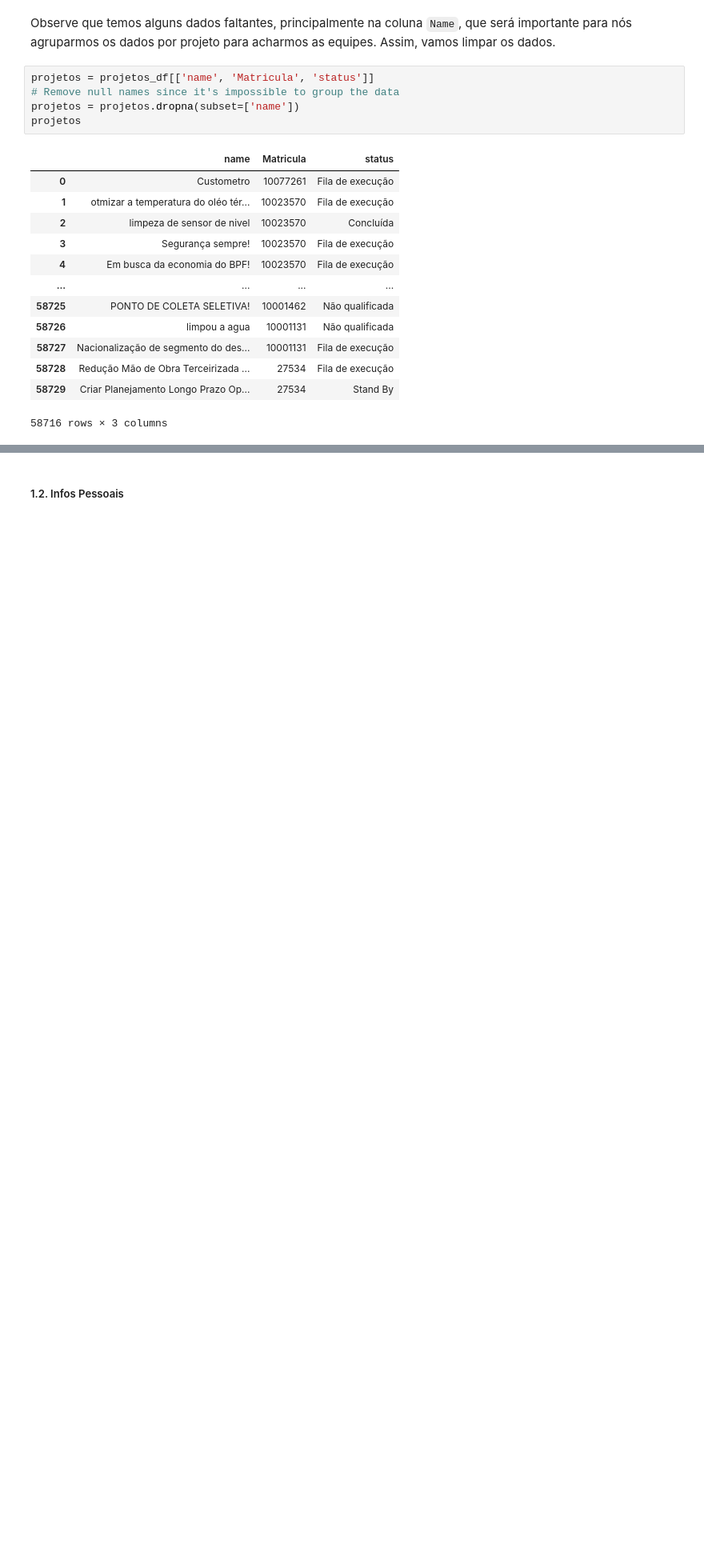
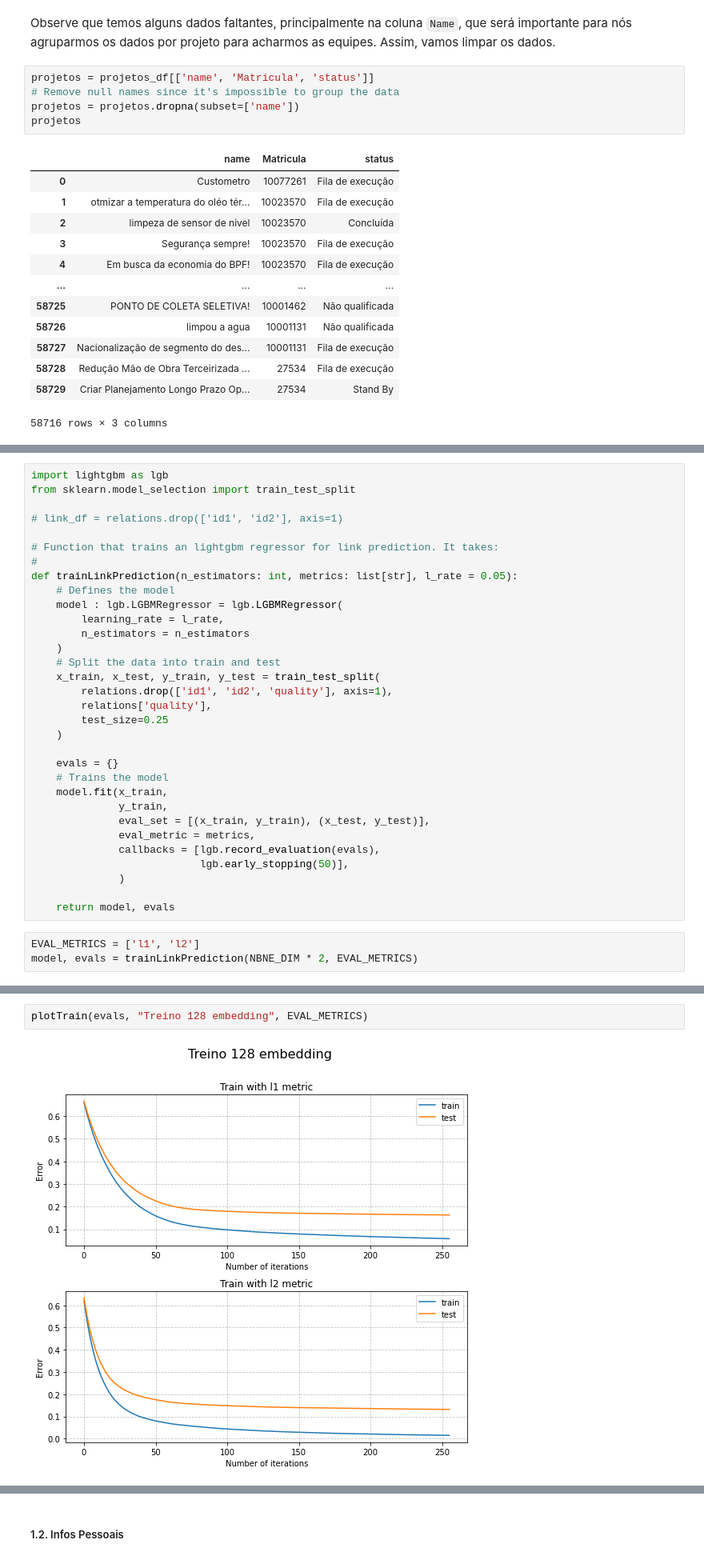
Before and after one commit to vinciusb/TP3-ML, a Jupyter notebook: tp.ipynb, the cells around one changed output, grey strips where cells are left out. Shown: that part at 80% size. Cells and saved outputs as stored; diff of their text form; blank space fills up the shorter version.

Commit message:
Training link prediction

```diff
--- a/tp.ipynb
+++ b/tp.ipynb
@@ -192,0 +381,35 @@ status
+# %%
+import lightgbm as lgb
+from sklearn.model_selection import train_test_split
+
+# link_df = relations.drop(['id1', 'id2'], axis=1)
+
+# Function that trains an lightgbm regressor for link prediction. It takes:
+#
+def trainLinkPrediction(n_estimators: int, metrics: list[str], l_rate = 0.05):
+    # Defines the model
+    model : lgb.LGBMRegressor = lgb.LGBMRegressor(
+        learning_rate = l_rate,
+        n_estimators = n_estimators
+    )
+    # Split the data into train and test
+    x_train, x_test, y_train, y_test = train_test_split(
+        relations.drop(['id1', 'id2', 'quality'], axis=1),
+        relations['quality'],
+        test_size=0.25
+    )
+
+    evals = {}
+    # Trains the model
+    model.fit(x_train,
+              y_train,
+              eval_set = [(x_train, y_train), (x_test, y_test)],
+              eval_metric = metrics,
+              callbacks = [lgb.record_evaluation(evals),
+                           lgb.early_stopping(50)],
+              )
+
+    return model, evals
+# %%
+EVAL_METRICS = ['l1', 'l2']
+model, evals = trainLinkPrediction(NBNE_DIM * 2, EVAL_METRICS)
@@ -192,0 +420,4 @@ status
+# %%
+plotTrain(evals, "Treino 128 embedding", EVAL_METRICS)
+# %% [output]
+[figure, added]
```
Also changed, not shown: parts of 41 cells of this notebook.
